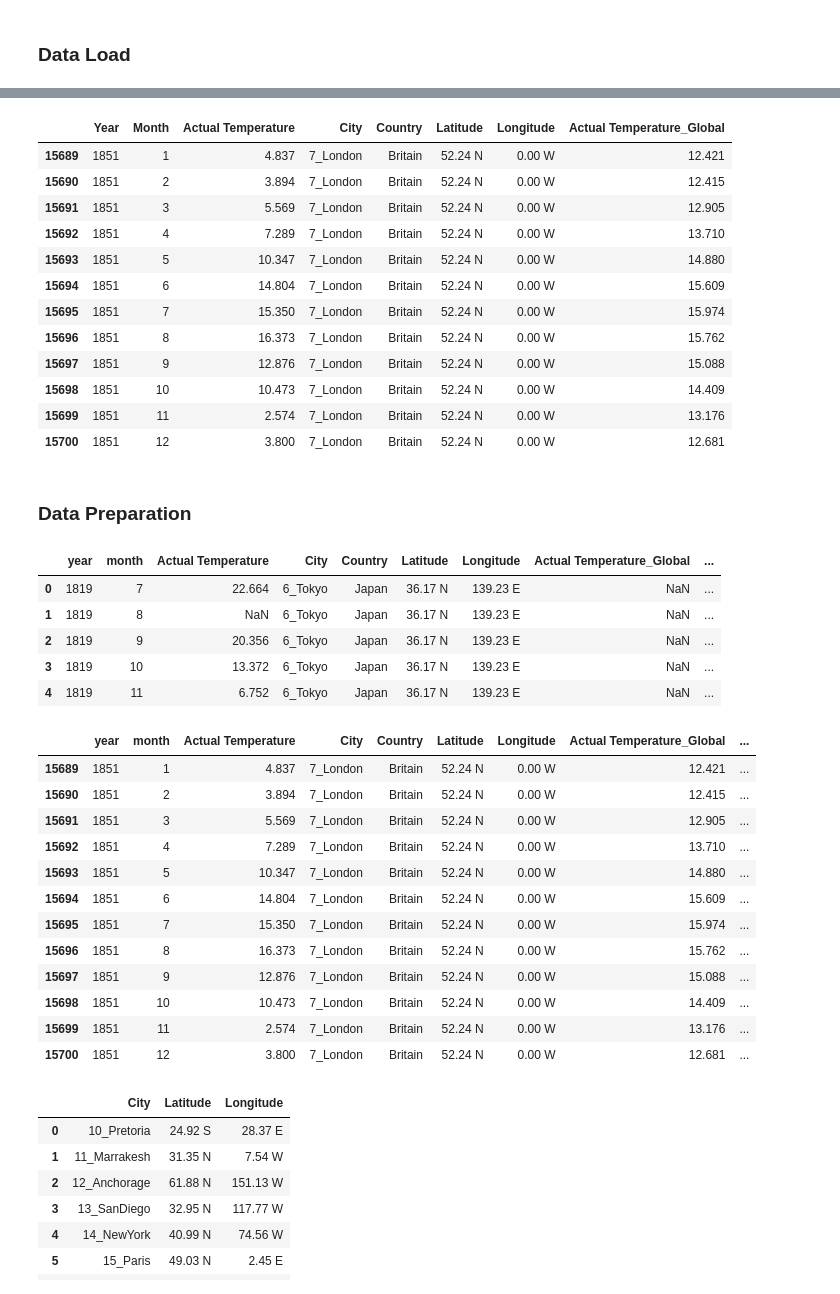
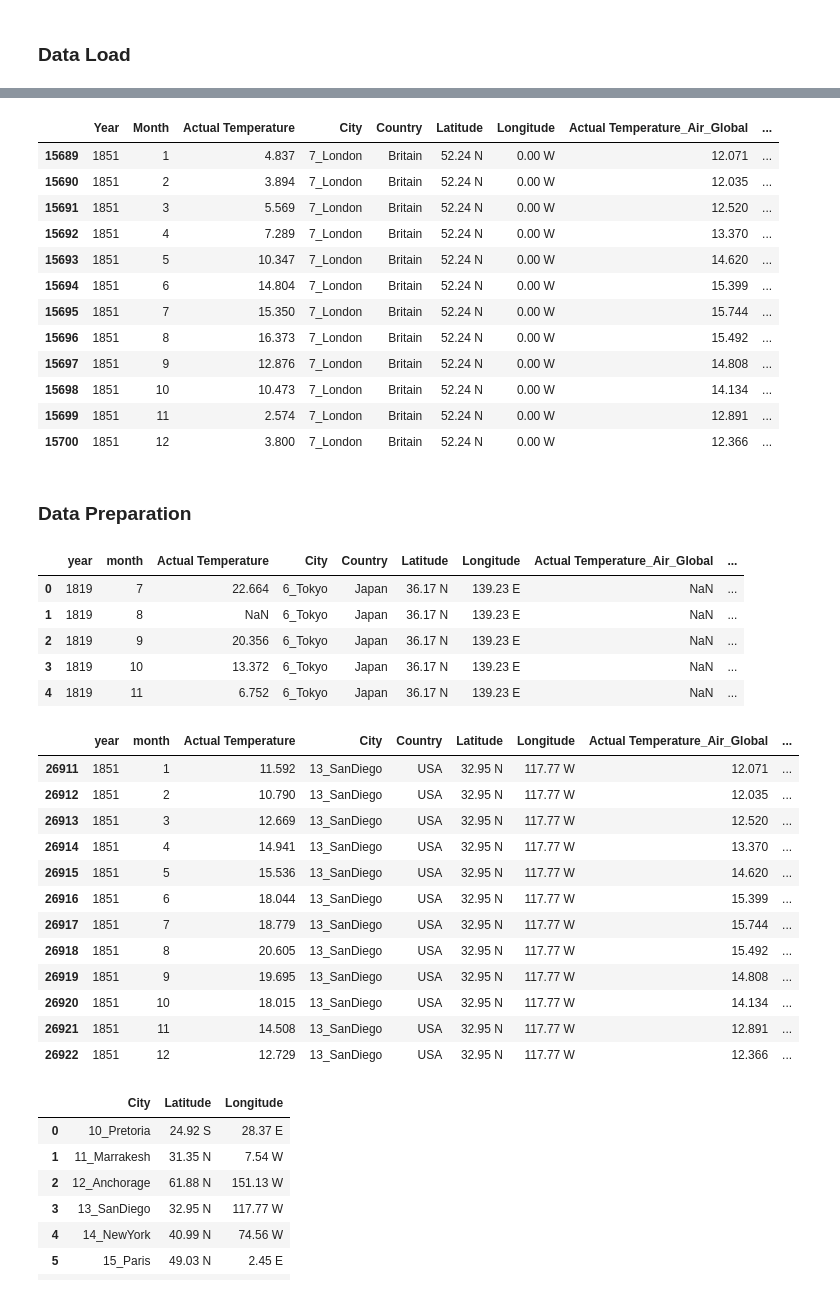
Before and after one commit to Rishabh-Thapliyal/Forecasting-Global-Climate-Change-Patterns-and-Analyzing-Impact, a Jupyter notebook: src/eda/eda_1.ipynb, the cells around one changed output, grey strips where cells are left out. Cells and saved outputs as stored; diff of their text form; code cells hidden in the pictures.

```diff
--- a/src/eda/eda_1.ipynb
+++ b/src/eda/eda_1.ipynb
@@ -14,13 +16,13 @@ df_list = []
 directoryPath = "../../Data/ResultData/"
 
 for file_name in glob.glob(directoryPath+'temperature/*.csv'):
-    if file_name!= "../../Data/ResultData/temperature/0_Global_actual_temperatures.csv":
+    if file_name not in ["../../Data/ResultData/temperature/0_Global_air_actual_temperatures.csv", "../../Data/ResultData/temperature/0_Global_water_actual_temperatures.csv"]:
         print(f"{file_name}: {df.shape}")
         df = pd.read_csv(file_name, low_memory=False)
         df_list.append(df)
 
-df_global_temp = pd.read_csv(directoryPath+'temperature/0_Global_actual_temperatures.csv', low_memory=False)
-df_global_temp = df_global_temp.groupby(['Year','Month']).agg({"Actual Temperature":"first"}).reset_index()
+df_air_global_temp = pd.read_csv(directoryPath+'temperature/0_Global_air_actual_temperatures.csv', low_memory=False)
+df_water_global_temp = pd.read_csv(directoryPath+'temperature/0_Global_water_actual_temperatures.csv', low_memory=False)
 # %% [output]
 ../../Data/ResultData/temperature/6_Tokyo_actual_temperatures.csv: (3334, 7)
 ../../Data/ResultData/temperature/1_Peking_actual_temperatures.csv: (2418, 7)
@@ -45,7 +47,10 @@ df_global_temp = df_global_temp.groupby(['Year','Month']).agg({"Actual Temperatu
 # %%
 df_temperature = pd.concat(df_list, ignore_index=True, axis=0)
 # %%
-df_temperature = df_temperature.merge(df_global_temp[['Year','Month','Actual Temperature']],
+df_temperature = df_temperature.merge(df_air_global_temp[['Year','Month','Actual Temperature']],
                      how='left',
                      on=['Year','Month'],
-                     suffixes=('', '_Global'))
+                     suffixes=('', '_Air_Global')).merge(df_water_global_temp[['Year','Month','Actual Temperature']],
+                     how='left',
+                     on=['Year','Month'],
+                     suffixes=('', '_Water_Global'))
@@ -56,19 +70,19 @@ df_volcano = pd.read_csv(directoryPath+'volcano_yearly_VEI_stats.csv')
 # %%
 df_temperature[(df_temperature['City']=='7_London') & (df_temperature['Year']==1851)]
 # %% [output]
-|  | Year | Month | Actual Temperature | City | Country | Latitude | Longitude | Actual Temperature_Global |
-| 15689 | 1851 | 1 | 4.837 | 7_London | Britain | 52.24 N | 0.00 W | 12.421 |
-| 15690 | 1851 | 2 | 3.894 | 7_London | Britain | 52.24 N | 0.00 W | 12.415 |
-| 15691 | 1851 | 3 | 5.569 | 7_London | Britain | 52.24 N | 0.00 W | 12.905 |
-| 15692 | 1851 | 4 | 7.289 | 7_London | Britain | 52.24 N | 0.00 W | 13.710 |
-| 15693 | 1851 | 5 | 10.347 | 7_London | Britain | 52.24 N | 0.00 W | 14.880 |
-| 15694 | 1851 | 6 | 14.804 | 7_London | Britain | 52.24 N | 0.00 W | 15.609 |
-| 15695 | 1851 | 7 | 15.350 | 7_London | Britain | 52.24 N | 0.00 W | 15.974 |
-| 15696 | 1851 | 8 | 16.373 | 7_London | Britain | 52.24 N | 0.00 W | 15.762 |
-| 15697 | 1851 | 9 | 12.876 | 7_London | Britain | 52.24 N | 0.00 W | 15.088 |
-| 15698 | 1851 | 10 | 10.473 | 7_London | Britain | 52.24 N | 0.00 W | 14.409 |
-| 15699 | 1851 | 11 | 2.574 | 7_London | Britain | 52.24 N | 0.00 W | 13.176 |
-| 15700 | 1851 | 12 | 3.800 | 7_London | Britain | 52.24 N | 0.00 W | 12.681 |
+|  | Year | Month | Actual Temperature | City | Country | Latitude | Longitude | Actual Temperature_Air_Global | ... |
+| 15689 | 1851 | 1 | 4.837 | 7_London | Britain | 52.24 N | 0.00 W | 12.071 | ... |
+| 15690 | 1851 | 2 | 3.894 | 7_London | Britain | 52.24 N | 0.00 W | 12.035 | ... |
+| 15691 | 1851 | 3 | 5.569 | 7_London | Britain | 52.24 N | 0.00 W | 12.520 | ... |
+| 15692 | 1851 | 4 | 7.289 | 7_London | Britain | 52.24 N | 0.00 W | 13.370 | ... |
+| 15693 | 1851 | 5 | 10.347 | 7_London | Britain | 52.24 N | 0.00 W | 14.620 | ... |
+| 15694 | 1851 | 6 | 14.804 | 7_London | Britain | 52.24 N | 0.00 W | 15.399 | ... |
+| 15695 | 1851 | 7 | 15.350 | 7_London | Britain | 52.24 N | 0.00 W | 15.744 | ... |
+| 15696 | 1851 | 8 | 16.373 | 7_London | Britain | 52.24 N | 0.00 W | 15.492 | ... |
+| 15697 | 1851 | 9 | 12.876 | 7_London | Britain | 52.24 N | 0.00 W | 14.808 | ... |
+| 15698 | 1851 | 10 | 10.473 | 7_London | Britain | 52.24 N | 0.00 W | 14.134 | ... |
+| 15699 | 1851 | 11 | 2.574 | 7_London | Britain | 52.24 N | 0.00 W | 12.891 | ... |
+| 15700 | 1851 | 12 | 3.800 | 7_London | Britain | 52.24 N | 0.00 W | 12.366 | ... |
 # %% [markdown]
 ### Data Preparation
 # %%
@@ -87,28 +101,28 @@ df_merged = reduce(lambda left,right: pd.merge(left,right,on=['year'],
 # %%
 df_merged.head()
 # %% [output]
-|  | year | month | Actual Temperature | City | Country | Latitude | Longitude | Actual Temperature_Global | ... |
+|  | year | month | Actual Temperature | City | Country | Latitude | Longitude | Actual Temperature_Air_Global | ... |
 | 0 | 1819 | 7 | 22.664 | 6_Tokyo | Japan | 36.17 N | 139.23 E | NaN | ... |
 | 1 | 1819 | 8 | NaN | 6_Tokyo | Japan | 36.17 N | 139.23 E | NaN | ... |
 | 2 | 1819 | 9 | 20.356 | 6_Tokyo | Japan | 36.17 N | 139.23 E | NaN | ... |
 | 3 | 1819 | 10 | 13.372 | 6_Tokyo | Japan | 36.17 N | 139.23 E | NaN | ... |
 | 4 | 1819 | 11 | 6.752 | 6_Tokyo | Japan | 36.17 N | 139.23 E | NaN | ... |
 # %%
-df_merged[(df_merged['City']=='7_London') & (df_merged['year']==1851)]
+df_merged[(df_merged['City']=='13_SanDiego') & (df_merged['year']==1851)]
 # %% [output]
-|  | year | month | Actual Temperature | City | Country | Latitude | Longitude | Actual Temperature_Global | ... |
-| 15689 | 1851 | 1 | 4.837 | 7_London | Britain | 52.24 N | 0.00 W | 12.421 | ... |
-| 15690 | 1851 | 2 | 3.894 | 7_London | Britain | 52.24 N | 0.00 W | 12.415 | ... |
-| 15691 | 1851 | 3 | 5.569 | 7_London | Britain | 52.24 N | 0.00 W | 12.905 | ... |
-| 15692 | 1851 | 4 | 7.289 | 7_London | Britain | 52.24 N | 0.00 W | 13.710 | ... |
-| 15693 | 1851 | 5 | 10.347 | 7_London | Britain | 52.24 N | 0.00 W | 14.880 | ... |
-| 15694 | 1851 | 6 | 14.804 | 7_London | Britain | 52.24 N | 0.00 W | 15.609 | ... |
-| 15695 | 1851 | 7 | 15.350 | 7_London | Britain | 52.24 N | 0.00 W | 15.974 | ... |
-| 15696 | 1851 | 8 | 16.373 | 7_London | Britain | 52.24 N | 0.00 W | 15.762 | ... |
-| 15697 | 1851 | 9 | 12.876 | 7_London | Britain | 52.24 N | 0.00 W | 15.088 | ... |
-| 15698 | 1851 | 10 | 10.473 | 7_London | Britain | 52.24 N | 0.00 W | 14.409 | ... |
-| 15699 | 1851 | 11 | 2.574 | 7_London | Britain | 52.24 N | 0.00 W | 13.176 | ... |
-| 15700 | 1851 | 12 | 3.800 | 7_London | Britain | 52.24 N | 0.00 W | 12.681 | ... |
+|  | year | month | Actual Temperature | City | Country | Latitude | Longitude | Actual Temperature_Air_Global | ... |
+| 26911 | 1851 | 1 | 11.592 | 13_SanDiego | USA | 32.95 N | 117.77 W | 12.071 | ... |
+| 26912 | 1851 | 2 | 10.790 | 13_SanDiego | USA | 32.95 N | 117.77 W | 12.035 | ... |
+| 26913 | 1851 | 3 | 12.669 | 13_SanDiego | USA | 32.95 N | 117.77 W | 12.520 | ... |
+| 26914 | 1851 | 4 | 14.941 | 13_SanDiego | USA | 32.95 N | 117.77 W | 13.370 | ... |
+| 26915 | 1851 | 5 | 15.536 | 13_SanDiego | USA | 32.95 N | 117.77 W | 14.620 | ... |
+| 26916 | 1851 | 6 | 18.044 | 13_SanDiego | USA | 32.95 N | 117.77 W | 15.399 | ... |
+| 26917 | 1851 | 7 | 18.779 | 13_SanDiego | USA | 32.95 N | 117.77 W | 15.744 | ... |
+| 26918 | 1851 | 8 | 20.605 | 13_SanDiego | USA | 32.95 N | 117.77 W | 15.492 | ... |
+| 26919 | 1851 | 9 | 19.695 | 13_SanDiego | USA | 32.95 N | 117.77 W | 14.808 | ... |
+| 26920 | 1851 | 10 | 18.015 | 13_SanDiego | USA | 32.95 N | 117.77 W | 14.134 | ... |
+| 26921 | 1851 | 11 | 14.508 | 13_SanDiego | USA | 32.95 N | 117.77 W | 12.891 | ... |
+| 26922 | 1851 | 12 | 12.729 | 13_SanDiego | USA | 32.95 N | 117.77 W | 12.366 | ... |
 # %%
 df_merged.groupby(['City']).agg({'Latitude':'first', 'Longitude':'first'}).reset_index()
 # %% [output]
```
Also changed, not shown: parts of 29 cells of this notebook, 37 other files.
